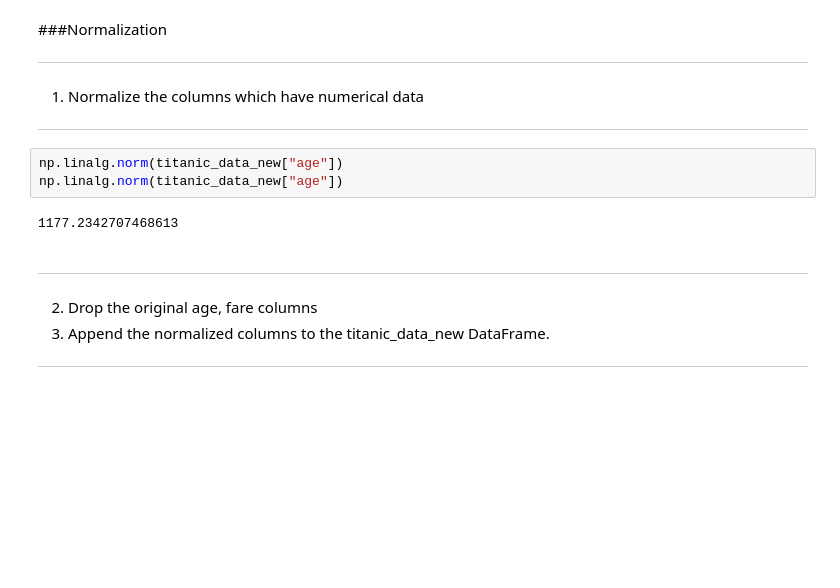
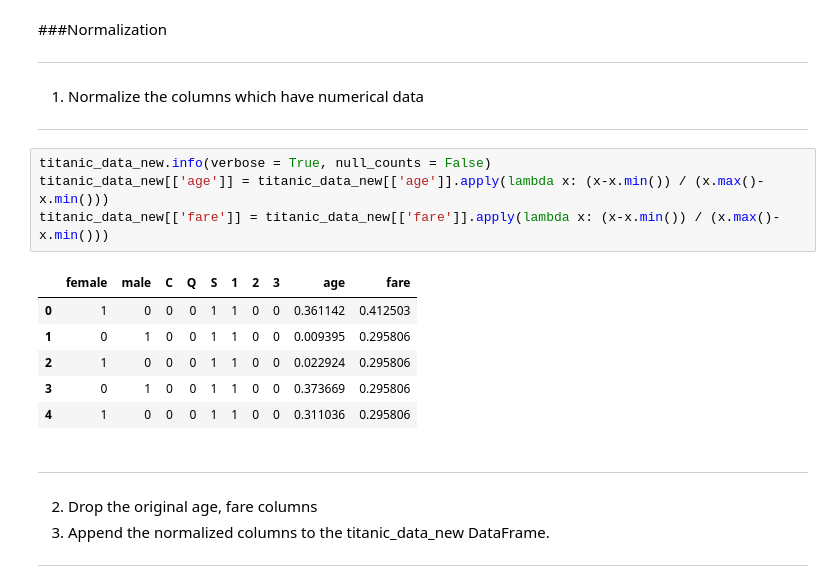
Before and after one commit to Shruti-codes/SHALA2020, a Jupyter notebook: Assignment_1_DS.ipynb, the cells around one changed output. Saved outputs shown, nothing was run; the diff lists cells and outputs as text; blank space fills up the shorter version.

```diff
--- a/Assignment_1_DS.ipynb
+++ b/Assignment_1_DS.ipynb
@@ -302,11 +302,17 @@ titanic_data_new.head()
 
 
 ---
-# %%
-np.linalg.norm(titanic_data_new["age"])
-np.linalg.norm(titanic_data_new["age"])
-# %% [output]
-1177.2342707468613
+# %%
+titanic_data_new.info(verbose = True, null_counts = False)
+titanic_data_new[['age']] = titanic_data_new[['age']].apply(lambda x: (x-x.min()) / (x.max()-x.min()))
+titanic_data_new[['fare']] = titanic_data_new[['fare']].apply(lambda x: (x-x.min()) / (x.max()-x.min()))
+# %% [output]
+|  | female | male | C | Q | S | 1 | 2 | 3 | age | fare |
+| 0 | 1 | 0 | 0 | 0 | 1 | 1 | 0 | 0 | 0.361142 | 0.412503 |
+| 1 | 0 | 1 | 0 | 0 | 1 | 1 | 0 | 0 | 0.009395 | 0.295806 |
+| 2 | 1 | 0 | 0 | 0 | 1 | 1 | 0 | 0 | 0.022924 | 0.295806 |
+| 3 | 0 | 1 | 0 | 0 | 1 | 1 | 0 | 0 | 0.373669 | 0.295806 |
+| 4 | 1 | 0 | 0 | 0 | 1 | 1 | 0 | 0 | 0.311036 | 0.295806 |
 # %% [markdown]
 
 
```
Also changed, not shown: parts of 2 cells of this notebook.
